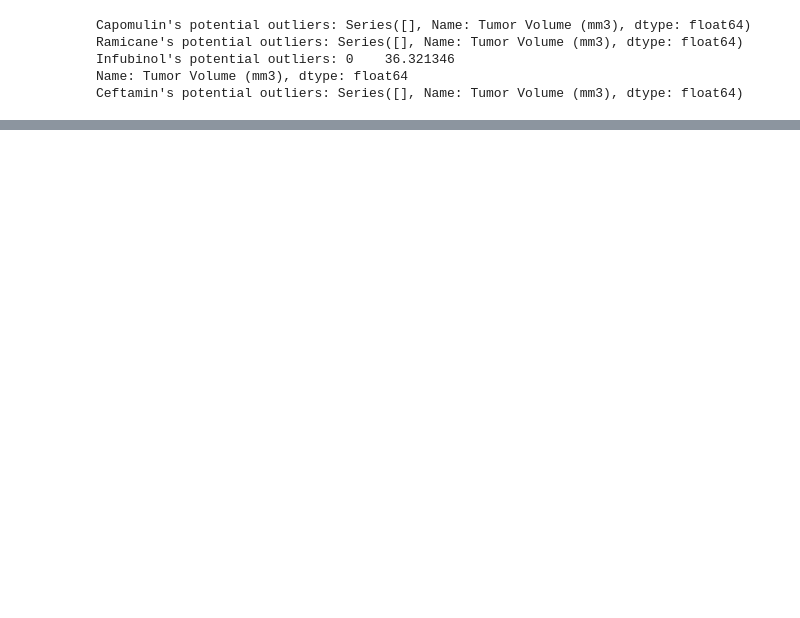
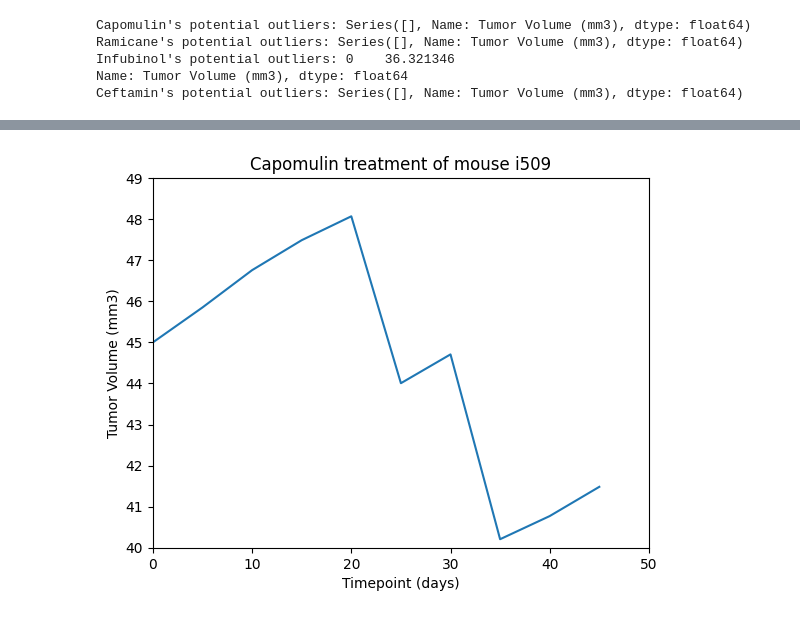
Before and after one commit to nabroo101/module_5_SCC, a Jupyter notebook: pymaceuticals.ipynb, the cells around one changed output, grey strips where cells are left out. Drawn from its saved outputs; the diff is of its cells as text; code cells hidden in the pictures; blank space fills up the shorter version.

```diff
--- a/pymaceuticals.ipynb
+++ b/pymaceuticals.ipynb
@@ -292,0 +293,22 @@ Ceftamin's potential outliers: Series([], Name: Tumor Volume (mm3), dtype: float
+# %%
+#using .loc to specify the Mouse with ID =l509 and the Regimen capomulin
+mouse_l509 = clean_data.loc[(clean_data["Mouse ID"] == "l509") & (clean_data["Drug Regimen"] == "Capomulin")]
+
+# Create a line plot of tumor volume vs. time point
+plt.plot(mouse_l509["Timepoint"], mouse_l509["Tumor Volume (mm3)"])
+
+# Set the y-axis limits to 40-49
+plt.ylim(40, 49)
+
+# Set the x-axis limits to 0-50
+plt.xlim(0, 50)
+
+# Adding labels and title to the plot
+plt.xlabel("Timepoint (days)")
+plt.ylabel("Tumor Volume (mm3)")
+plt.title("Capomulin treatment of mouse i509")
+
+# Display the plot
+plt.show()
+# %% [output]
+[figure, added]
```
Also changed, not shown: parts of 7 cells of this notebook.
